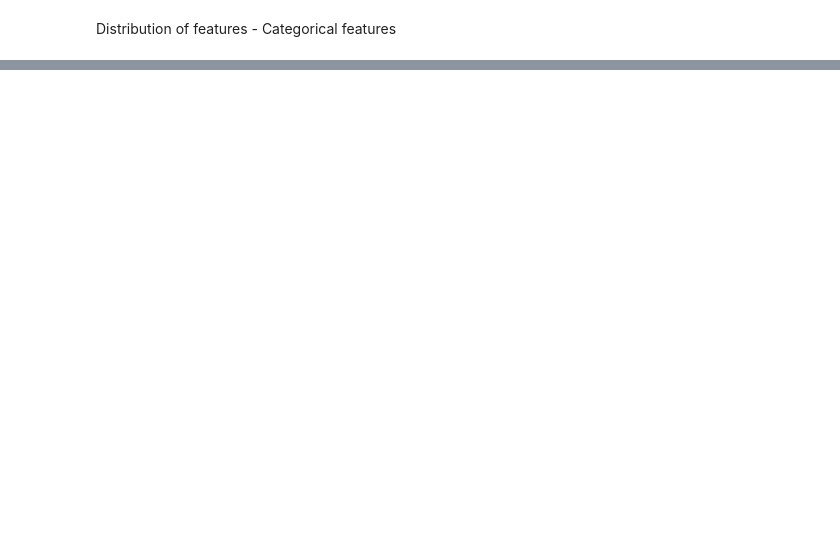
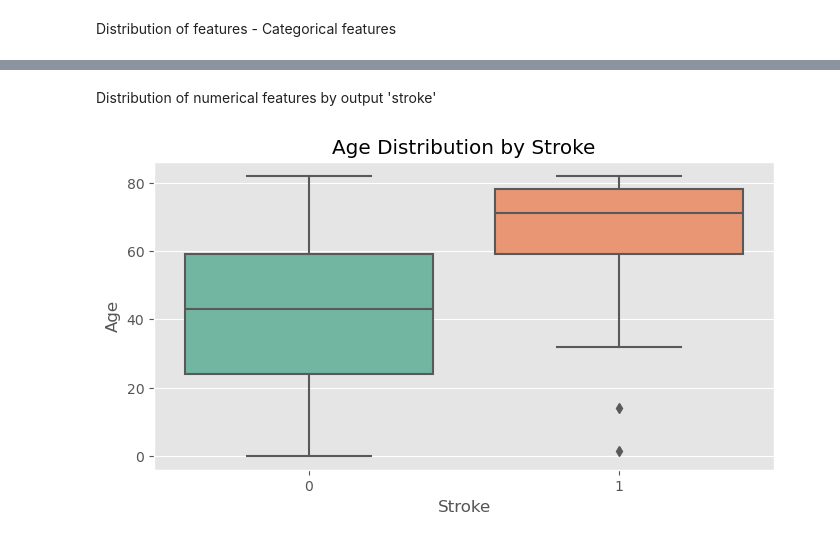
Before and after one commit to Mathangi-Chandrasekaran/Machine-Learning, a Jupyter notebook: ml_project_1.ipynb, the cells around one changed output, grey strips where cells are left out. Drawn from its saved outputs; the diff is of its cells as text; code cells hidden in the pictures; blank space fills up the shorter version.

```diff
--- a/ml_project_1.ipynb
+++ b/ml_project_1.ipynb
@@ -343,0 +242,11 @@ Also, not very practicle , best is to stick with plotting categorical data befor
+# %% [markdown]
+Distribution of numerical features by output 'stroke'
+# %%
+plt.figure(figsize=(8, 4))
+sns.boxplot(data=df_be, x='stroke', y='age', palette='Set2')
+plt.title('Age Distribution by Stroke')
+plt.xlabel('Stroke')
+plt.ylabel('Age')
+plt.show()
+# %% [output]
+[figure, added]
```
Also changed, not shown: parts of 69 cells of this notebook.
